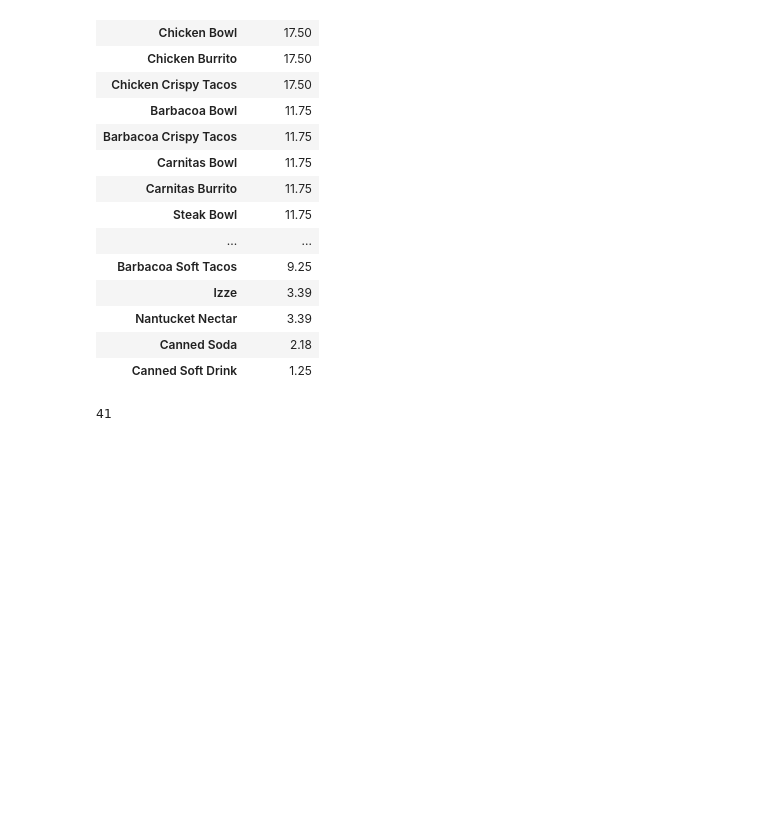
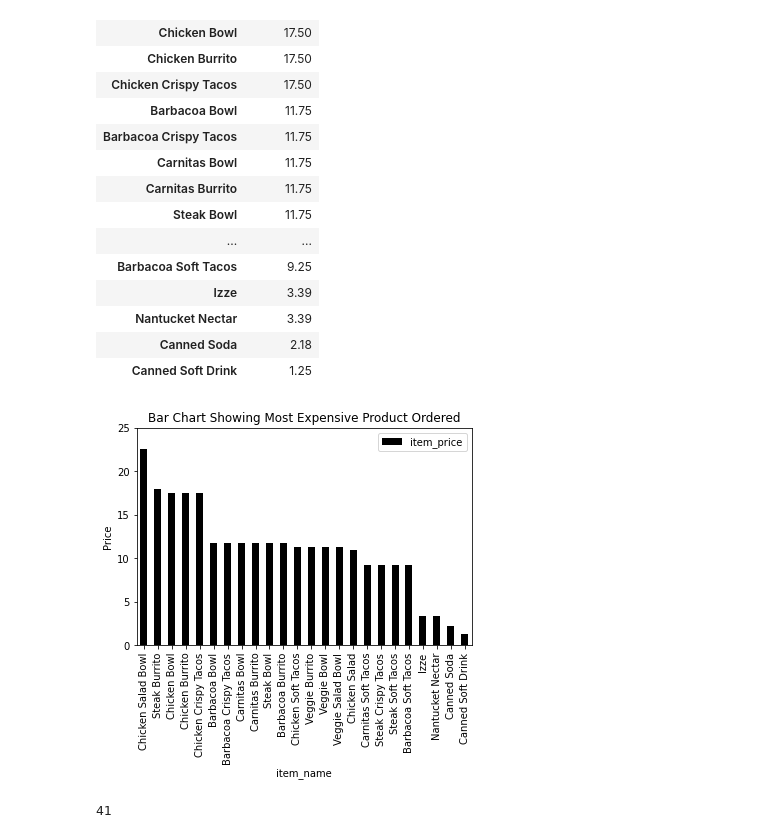
Before and after one commit to steffieMD/Sales-Data-Task-2, a Jupyter notebook: Data set TASK 2.ipynb, the cells around one changed output. Cells and saved outputs as stored; diff of their text form; code cells hidden in the pictures; blank space fills up the shorter version.

```diff
--- a/Data set TASK 2.ipynb
+++ b/Data set TASK 2.ipynb
@@ -174,6 +219,14 @@ most_expensive
 | Nantucket Nectar | 3.39 |
 | Canned Soda | 2.18 |
 | Canned Soft Drink | 1.25 |
+# %%
+# Create a plot showing the most expensive item ordered
+most_expensive.plot(kind='bar',
+                   title='Bar Chart Showing Most Expensive Product Ordered',
+                   ylabel='Price', ylim=(0,25),
+                   color='black');
+# %% [output]
+[figure, added]
 # %%
 import re
 # %%
```
Also changed, not shown: parts of 6 cells of this notebook.
